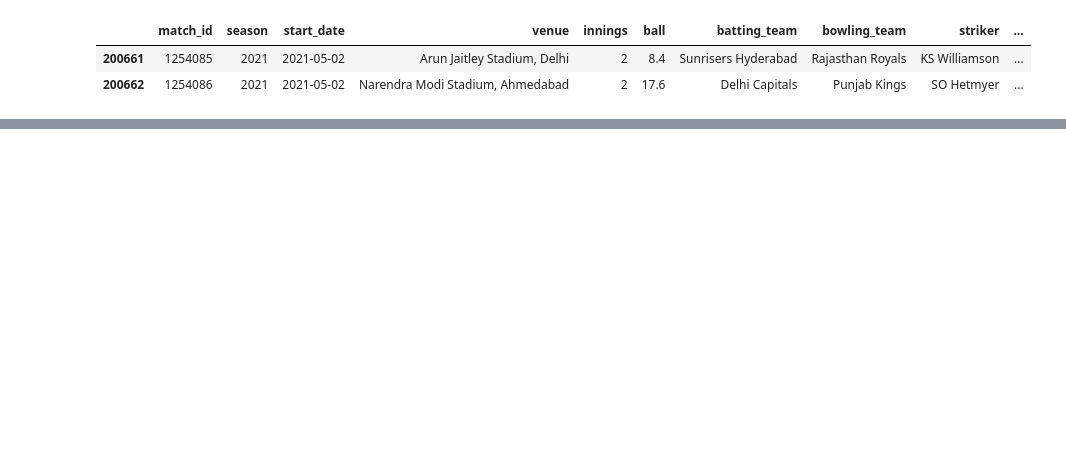
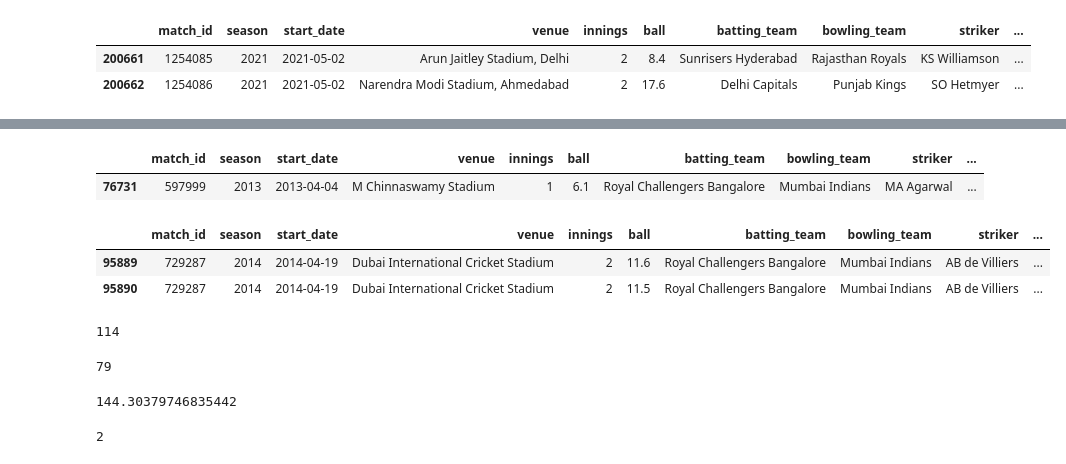
Before and after one commit to arehvs/practice, a Jupyter notebook: ABDvsBumrah.ipynb, the cells around one changed output, grey strips where cells are left out. Cells and saved outputs as stored; diff of their text form; code cells hidden in the pictures; blank space fills up the shorter version.

```diff
--- a/ABDvsBumrah.ipynb
+++ b/ABDvsBumrah.ipynb
@@ -28,0 +33,2 @@ df.tail(2)
+# %%
+df = df[(df.innings == 1) | (df.innings == 2)]
@@ -28,0 +126,14 @@ df.tail(2)
+# %%
+bumrah_df.head(1)
+# %% [output]
+|  | match_id | season | start_date | venue | innings | ball | batting_team | bowling_team | striker | ... |
+| 76731 | 597999 | 2013 | 2013-04-04 | M Chinnaswamy Stadium | 1 | 6.1 | Royal Challengers Bangalore | Mumbai Indians | MA Agarwal | ... |
+# %%
+# Creating a requierd df - Performance of ABD against Bumrah
+required_df = df[(df.bowler== 'JJ Bumrah') & (df.striker == 'AB de Villiers')]
+# %%
+required_df.head(2)
+# %% [output]
+|  | match_id | season | start_date | venue | innings | ball | batting_team | bowling_team | striker | ... |
+| 95889 | 729287 | 2014 | 2014-04-19 | Dubai International Cricket Stadium | 2 | 11.6 | Royal Challengers Bangalore | Mumbai Indians | AB de Villiers | ... |
+| 95890 | 729287 | 2014 | 2014-04-19 | Dubai International Cricket Stadium | 2 | 11.5 | Royal Challengers Bangalore | Mumbai Indians | AB de Villiers | ... |
@@ -28,0 +145,20 @@ df.tail(2)
+# %%
+# Total number of runs scored by ABD
+sum(required_df.runs_off_bat)
+# %% [output]
+114
+# %%
+# number of falls faced by ABD
+len(required_df)
+# %% [output]
+79
+# %%
+# ABD strike rate against Bumrah
+100*(sum(required_df.runs_off_bat)/len(required_df))
+# %% [output]
+144.30379746835442
+# %%
+# No.of times ABD get dismissed by Bumrah
+len(required_df[required_df.player_dismissed == 'AB de Villiers'])
+# %% [output]
+2
```
Also changed, not shown: parts of 39 cells of this notebook.
